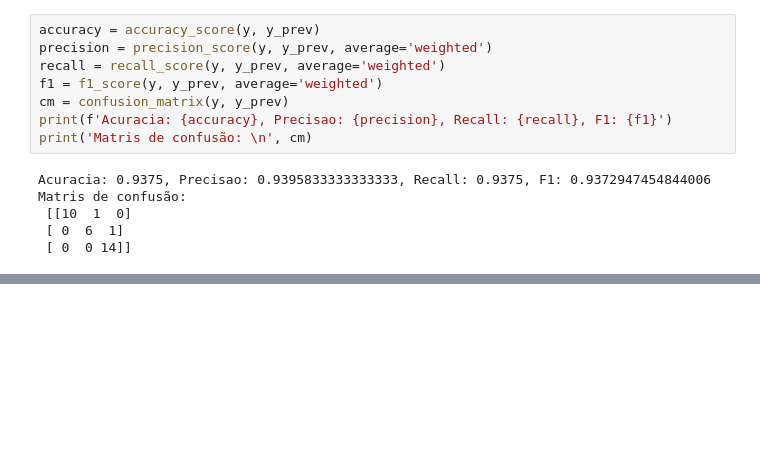
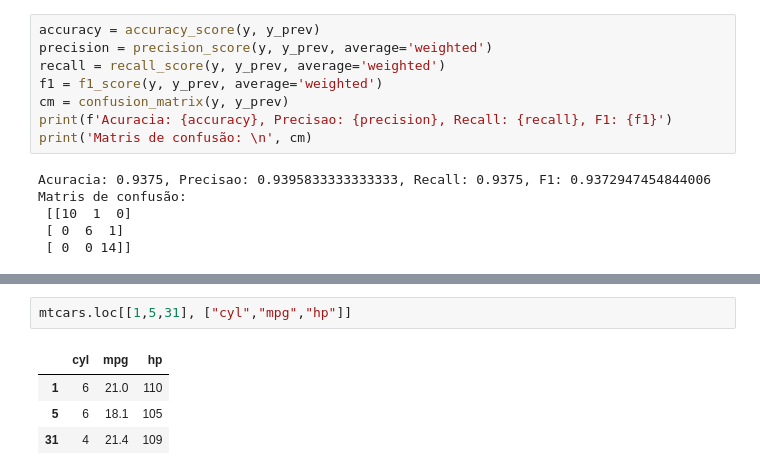
Before and after one commit to gsantosgithub/aulaPhyton2, a Jupyter notebook: KNN.ipynb, the cells around one changed output, grey strips where cells are left out. Drawn from its saved outputs; the diff is of its cells as text; blank space fills up the shorter version.

```diff
--- a/KNN.ipynb
+++ b/KNN.ipynb
@@ -49,0 +63,7 @@ new_data = np.array
+# %%
+mtcars.loc[[1,5,31], ["cyl","mpg","hp"]]
+# %% [output]
+|  | cyl | mpg | hp |
+| 1 | 6 | 21.0 | 110 |
+| 5 | 6 | 18.1 | 105 |
+| 31 | 4 | 21.4 | 109 |
```
Also changed, not shown: parts of 2 cells of this notebook.
